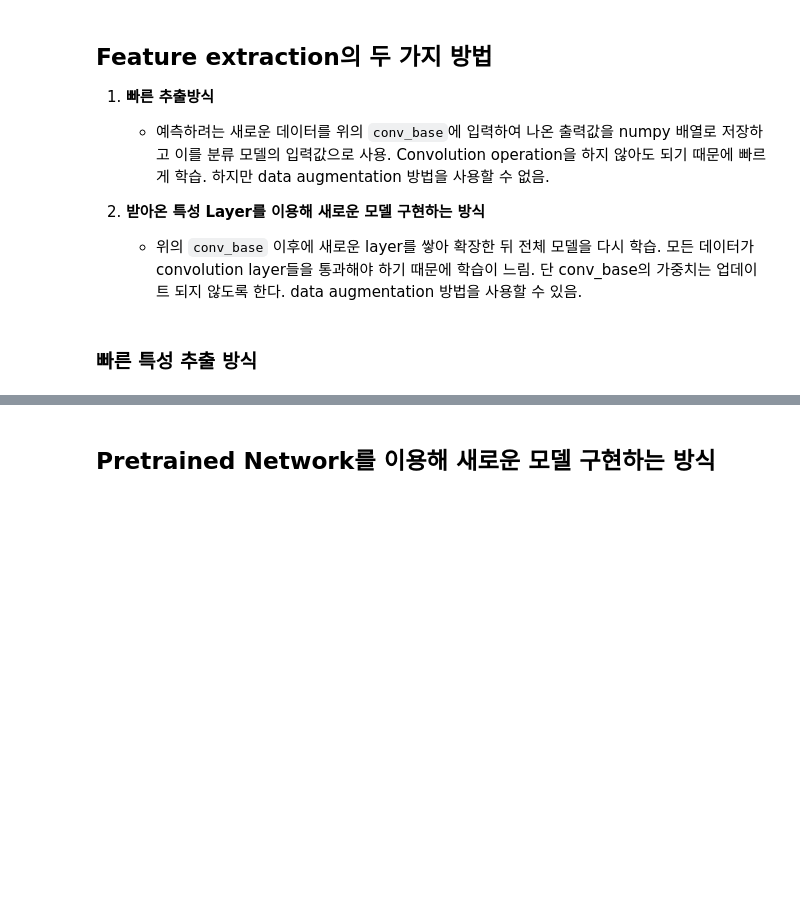
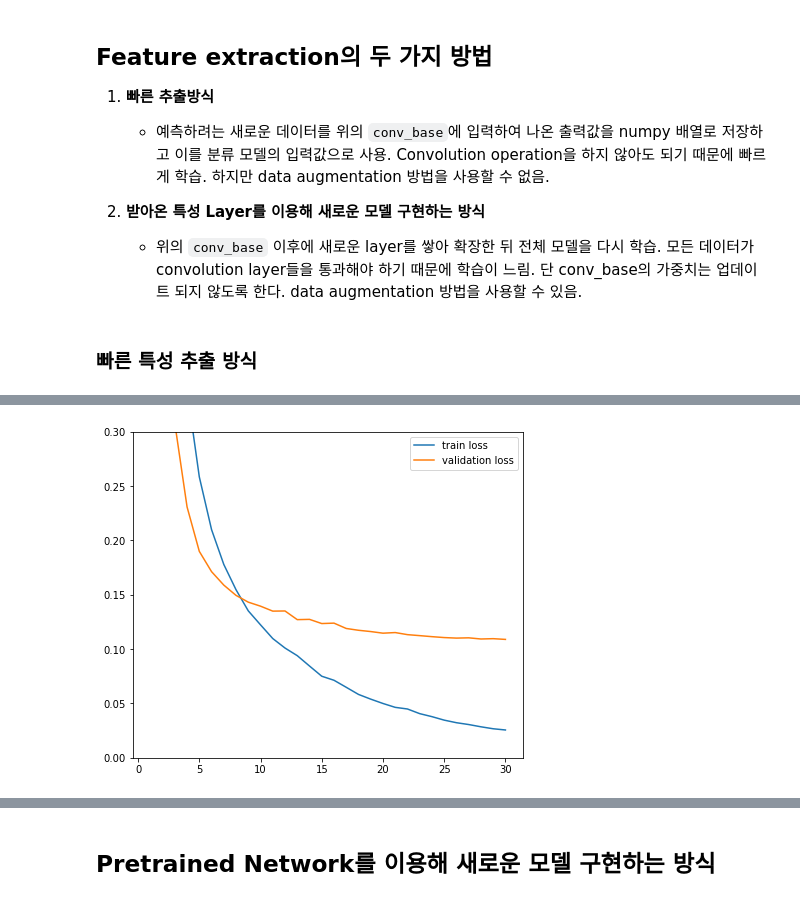
Before and after one commit to purple-cabbage0030/class_review, a Jupyter notebook: 13.deepLearning/09_1_GAP_Transfer Learning(전이학습).ipynb, the cells around one changed output, grey strips where cells are left out. Drawn from its saved outputs; the diff is of its cells as text; code cells hidden in the pictures; blank space fills up the shorter version.

```diff
--- a/13.deepLearning/09_1_GAP_Transfer Learning(전이학습).ipynb
+++ b/13.deepLearning/09_1_GAP_Transfer Learning(전이학습).ipynb
@@ -181,0 +351,8 @@ keras.utils.plot_model(mobilenet)
+# %%
+train_path = 'data/cats_and_dogs_small/train/'
+validation_path = 'data/cats_and_dogs_small/validation/'
+test_path = 'data/cats_and_dogs_small/test/'
+
+train_features, train_labels = extract_featuremap(train_path, 2000)
+validation_features, validation_labels = extract_featuremap(validation_path, 1000)
+test_features, test_labels = extract_featuremap(test_path, 1000)
@@ -181,0 +382,13 @@ keras.utils.plot_model(mobilenet)
+# %%
+def create_model_1():
+    model = keras.Sequential()
+    model.add(layers.GlobalAveragePooling2D(input_shape=(7,7,512))) #Input=>VGG16을 통과한 Feature map => GAP이용해서 flatten
+    #output layer
+    model.add(layers.Dense(units=1, activation='sigmoid')) #sigmoid를 사용한 2진분류 output layer
+
+    return model
+# %%
+model_1 = create_model_1()
+model_1.compile(optimizer=keras.optimizers.Adam(LEARNING_RATE), loss='binary_crossentropy', metrics=['accuracy'])
+
+model_1.summary()
@@ -181,0 +408,6 @@ keras.utils.plot_model(mobilenet)
+# %%
+hist = model_1.fit(train_features, train_labels,
+                   epochs=N_EPOCHS,
+                   batch_size=N_BATCHS,
+                   validation_data=(validation_features, validation_labels)
+                  )
@@ -181,0 +432,11 @@ keras.utils.plot_model(mobilenet)
+# %%
+import matplotlib.pyplot as plt
+
+plt.figure(figsize=(7,6))
+plt.plot(range(1, N_EPOCHS+1), hist.history['loss'], label='train loss')
+plt.plot(range(1, N_EPOCHS+1), hist.history['val_loss'], label='validation loss')
+plt.ylim(0, 0.3)
+plt.legend()
+plt.show()
+# %% [output]
+[figure, added]
```
Also changed, not shown: parts of 49 cells of this notebook.
